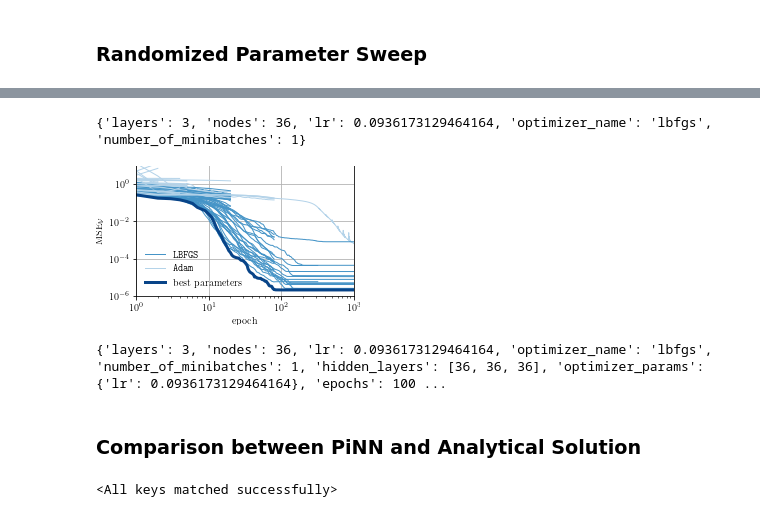
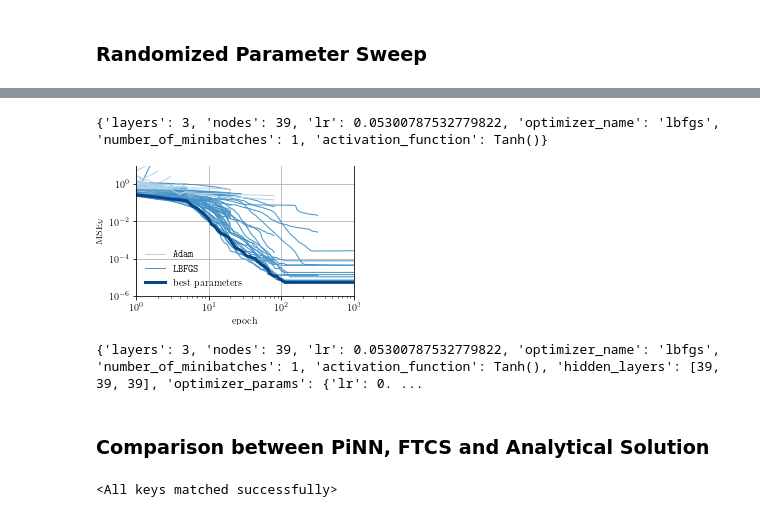
Before and after one commit to timzimm/CompSci, a Jupyter notebook: 02_neural_nets_on_pdes/src/diffusion_eq_via_pinn.ipynb, the cells around one changed output, grey strips where cells are left out. Saved outputs shown, nothing was run; the diff lists cells and outputs as text; code cells hidden in the pictures.

```diff
--- a/02_neural_nets_on_pdes/src/diffusion_eq_via_pinn.ipynb
+++ b/02_neural_nets_on_pdes/src/diffusion_eq_via_pinn.ipynb
@@ -36,7 +39,7 @@ torch.set_default_dtype(torch.float32)
 # %%
 # Functions below specify the initial boundary value problem (in terms of its residuals/deviations) alongside its analytic solution
 def u0(u, x, t):
-    return u - torch.sin(torch.pi * x), torch.zeros_like(u)
+    return u - np.sin(np.pi * x), torch.zeros_like(u)
 
 def dirichlet_bc(u, x, t):
     return u, torch.zeros_like(u)
@@ -49,9 +52,6 @@ def diffusion_equation(u, x, t):
     return u_xx - u_t, torch.zeros_like(u)
 diffusion_equation.domain_dim=2
 diffusion_equation.target_dim=1
-
-def u_analytical(x, t):
-    return np.sin(np.pi * x) *np.exp(-(torch.pi)**2 * t)
 
 def spatio_temportal_sample_latin_hypercube(T, N_st, N_s, N_t):
     sampler1d = lambda N: torch.from_numpy(LatinHypercube(1).random(n = N)).float()
@@ -76,7 +76,7 @@ def spatio_temportal_sample_latin_hypercube(T, N_st, N_s, N_t):
            torch.cat((samples_x_ic, samples_t_ic),1), \
            torch.cat((samples_x_bc, samples_t_bc), 1)
 
-def spatio_temportal_sample_cfl(T, N_s, cfl=lambda dx: 0.5 * dx**2):
+def spatio_temportal_sample_cfl(T, N_s, cfl=ftcs_cfl_condition):
     dx = 1.0/(N_s - 1)
     dt = cfl(dx)
 
@@ -110,8 +110,10 @@ def unpack_sample(xt):
 T = 1
 N_interior =  2**10
 N_bc = 2**9
-N_ic = 2**7
+N_ic = 2**8
 X_train = spatio_temportal_sample_latin_hypercube(T, N_interior, N_bc, N_ic)
 
-N_ic_test = 11
-X_test = spatio_temportal_sample_cfl(T, N_ic_test)
+#N_ic_test = 11
+#X_test = spatio_temportal_sample_cfl(T, N_ic_test)
+
+X_test = spatio_temportal_sample_latin_hypercube(T, N_interior, N_bc, N_ic)
@@ -172,7 +182,7 @@ parameter_space = {
     "nodes": tune.randint(5,40),
     "lr": tune.loguniform(1e-4, 1e-1),
     "optimizer_name": tune.choice(["lbfgs","adam"]),
-    "number_of_minibatches": 1
+    "number_of_minibatches": 1,
     "activation_function": nn.Tanh()
 }
 reasonable_start = [
@@ -220,39 +230,41 @@ size = (3.9, 0.618 * 3.9) if save else (10,6)
 
 fig, ax = plt.subplots(figsize=size)
 ax.set_xscale("log")
 ax.set_yscale("log")
 
 dfs = analysis.trial_dataframes
 best_df = analysis.best_dataframe
 best_cfg = analysis.best_config
-print(best_cfg)
 
 blues = sns.color_palette("Blues",12)
 
 for k,d in dfs.items():
     if "adam" in k:
         line_adam, = ax.plot(d.training_iteration, d.validation_loss, color=blues[3], lw=1)
     else:
         line_lbfgs, = ax.plot(d.training_iteration, d.validation_loss, color=blues[7], lw=1)
 
 ax.plot(best_df.training_iteration, best_df.validation_loss, color=blues[11], lw=3, label=r"best parameters")
 line_adam.set_label(rf"\texttt{{Adam}}")
 line_lbfgs.set_label(rf"\texttt{{LBFGS}}")
 ax.set_ylim([1e-6,1e1])
 ax.set_xlabel(r"epoch")
 ax.set_ylabel(MSE)
 handles, labels = ax.get_legend_handles_labels()
-#handles[0], handles[1] = handles[1], handles[0]
-#labels[0], labels[1] = labels[1], labels[0]
+labels = np.array(labels)
+handles = np.array(handles)
+permutation = np.argsort(labels)
+labels = labels[permutation]
+handles = handles[permutation]
 ax.legend(handles, labels)
 
 if save:
-    fig.savefig(save_dir + "hyperopt_diffusion.pdf",bbox_inches="tight",pad_inches = 0.02)
+    fig.savefig(save_dir + "diffusion_pinn_hyperopt.pdf",bbox_inches="tight",pad_inches = 0.02)
 else:
     plt.show()
 # %% [output]
-{'layers': 3, 'nodes': 36, 'lr': 0.0936173129464164, 'optimizer_name': 'lbfgs', 'number_of_minibatches': 1}
+{'layers': 3, 'nodes': 39, 'lr': 0.05300787532779822, 'optimizer_name': 'lbfgs', 'number_of_minibatches': 1, 'activation_function': Tanh()}
-[figure, old version]
+[figure, new version]
 # %%
 logdir = analysis.best_logdir
 best_cfg["hidden_layers"] = best_cfg["layers"] * [best_cfg["nodes"]]
@@ -261,7 +273,7 @@ best_cfg = best_cfg | fixed_parameters
 state_dict = torch.load(os.path.join(logdir, "model.pth"))
 print(best_cfg)
 # %% [output]
-{'layers': 3, 'nodes': 36, 'lr': 0.0936173129464164, 'optimizer_name': 'lbfgs', 'number_of_minibatches': 1, 'hidden_layers': [36, 36, 36], 'optimizer_params': {'lr': 0.0936173129464164}, 'epochs': 100 ...
+{'layers': 3, 'nodes': 39, 'lr': 0.05300787532779822, 'optimizer_name': 'lbfgs', 'number_of_minibatches': 1, 'activation_function': Tanh(), 'hidden_layers': [39, 39, 39], 'optimizer_params': {'lr': 0. ...
 # %% [markdown]
-### Comparison between PiNN and Analytical Solution
+### Comparison between PiNN, FTCS and Analytical Solution
 # %%
```
Also changed, not shown: parts of 12 cells of this notebook, 8 other files.
